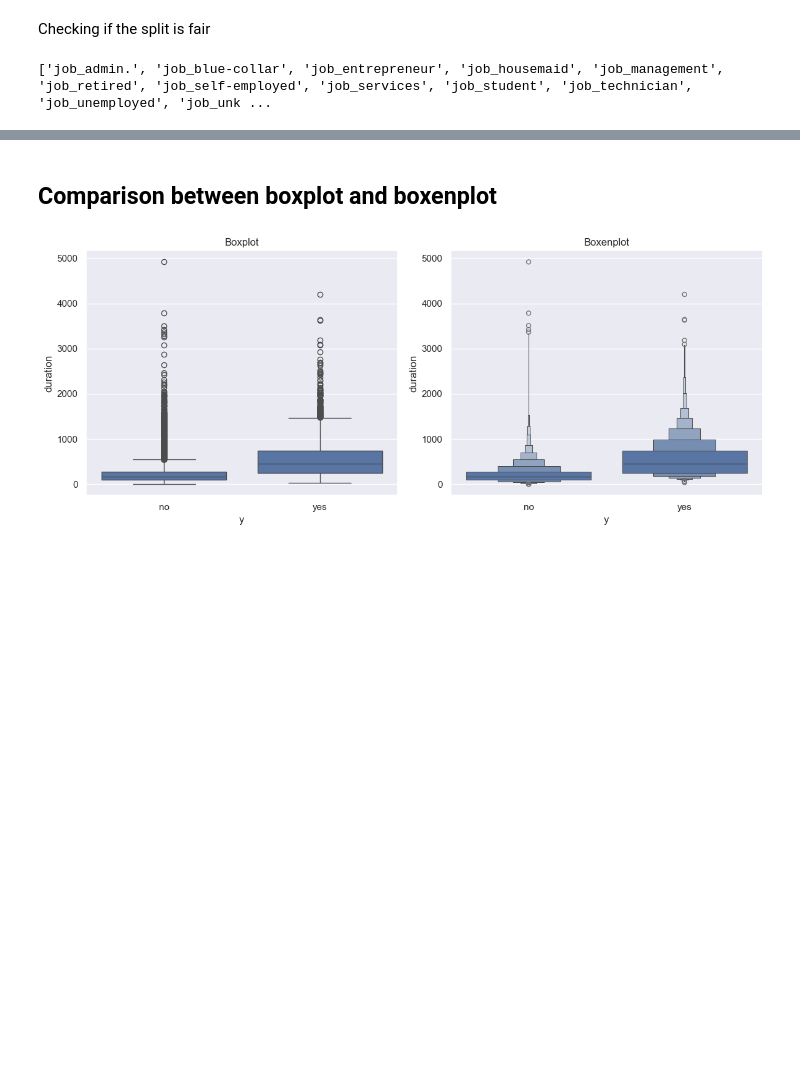
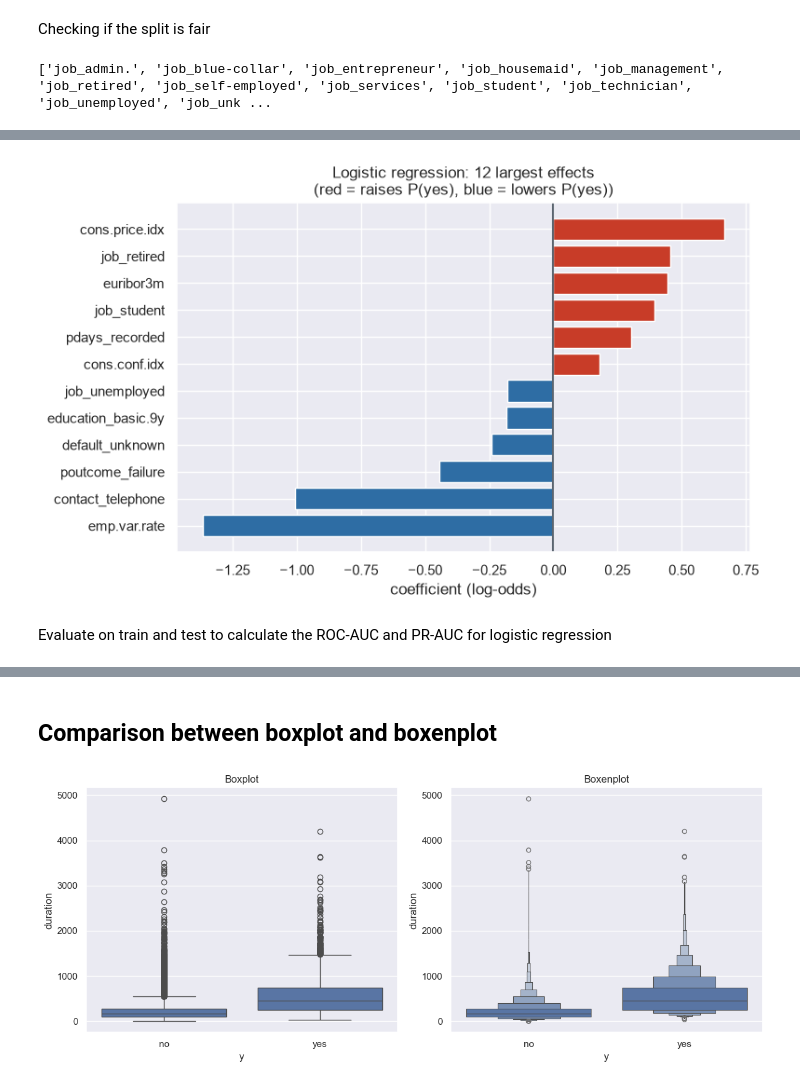
Before and after one commit to anoopungrd/sgh-advanced-analytics-big-data, a Jupyter notebook: semester-1/data-mining/project/code/Bank_Marketing_Notebook.ipynb, the cells around one changed output, grey strips where cells are left out. Cells and saved outputs as stored; diff of their text form; code cells hidden in the pictures; blank space fills up the shorter version.

```diff
--- a/semester-1/data-mining/project/code/Bank_Marketing_Notebook.ipynb
+++ b/semester-1/data-mining/project/code/Bank_Marketing_Notebook.ipynb
@@ -857,8 +882,8 @@ df_test = pd.concat([X_test, y_test], axis=1)
 #print(df_test.columns.tolist())
 # %%
 # This will be used in one hot data encoding for linear and random forest models
-X = df_model_prep.drop(columns='y')
-num_cols = [c for c in X.columns if c not in cat_cols]       # everything else (month is numeric now)
+X_drop_y = df_model_prep.drop(columns='y')
+num_cols = [c for c in X_drop_y.columns if c not in cat_cols]       # everything else (month is numeric now)
 # %%
 def check(label, value, expected, tol, at=None):
     """Self-check for a YOUR TURN cell: prints a verdict, never stops.
@@ -1035,0 +1082,4 @@ df_train.sample(3)
+# %%
+#Fit the Model
+logreg = LogisticRegression(max_iter=2000, class_weight='balanced', random_state=42)
+logreg.fit(X_train_lin, y_train)
@@ -1035,0 +1088,16 @@ df_train.sample(3)
+# %%
+# coef = how much one SD more of the feature changes the log-odds of default
+# (log-odds = ln(odds), where ln = the natural log, base e; odds =
+# p / (1 - p)); odds ratio = e^coef = the number that multiplies the odds.
+# coef_ is a table with one row
+# of 12 coefficients; coef_[0] takes that row.
+
+coefs = pd.Series(logreg.coef_[0], index=X_train_lin.columns)
+
+summary = pd.DataFrame({
+    "coef (log-odds)":   coefs.round(3),
+    "odds ratio e^coef": np.exp(coefs).round(3),
+}).sort_values("coef (log-odds)")
+
+print("positive class:", logreg.classes_[1])   # confirm 1 = "yes"
+summary
@@ -1035,0 +1123,25 @@ df_train.sample(3)
+# %%
+# Bar chart: one bar per feature, length = its standardised coefficient
+# (log-odds per SD); red = raises the predicted probability, blue = lowers it
+
+col = "coef (log-odds)"
+
+# top 12 by absolute size, then sort so the biggest positives sit at the top
+top = (summary.reindex(coefs.abs().sort_values(ascending=False).index)
+              .head(12)
+              .sort_values(col))
+
+colors = ["#C83C28" if c > 0 else "#2E6DA4" for c in top[col]]
+
+plt.figure(figsize=(8, 5))
+plt.barh(top.index, top[col], color=colors)
+plt.axvline(0, color="#5B6570")
+plt.xlabel("coefficient (log-odds)")
+plt.title("Logistic regression: 12 largest effects\n(red = raises P(yes), blue = lowers P(yes))")
+plt.tight_layout()
+plt.savefig("logreg_coefficients.png", dpi=200)   # for the slides
+plt.show()
+# %% [output]
+[figure, added]
+# %% [markdown]
+Evaluate on train and test to calculate the ROC-AUC and PR-AUC for logistic regression
```
Also changed, not shown: parts of 39 cells of this notebook, 2 other files.
